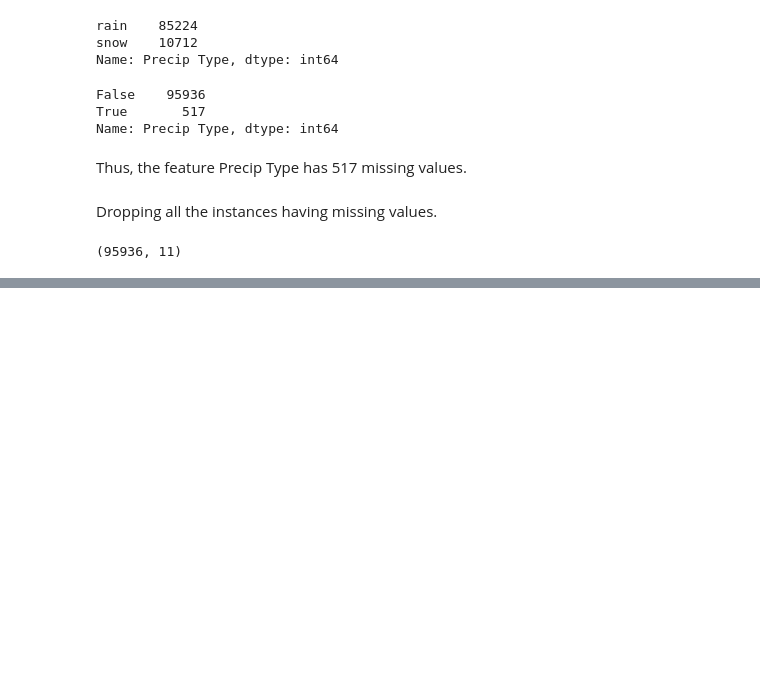
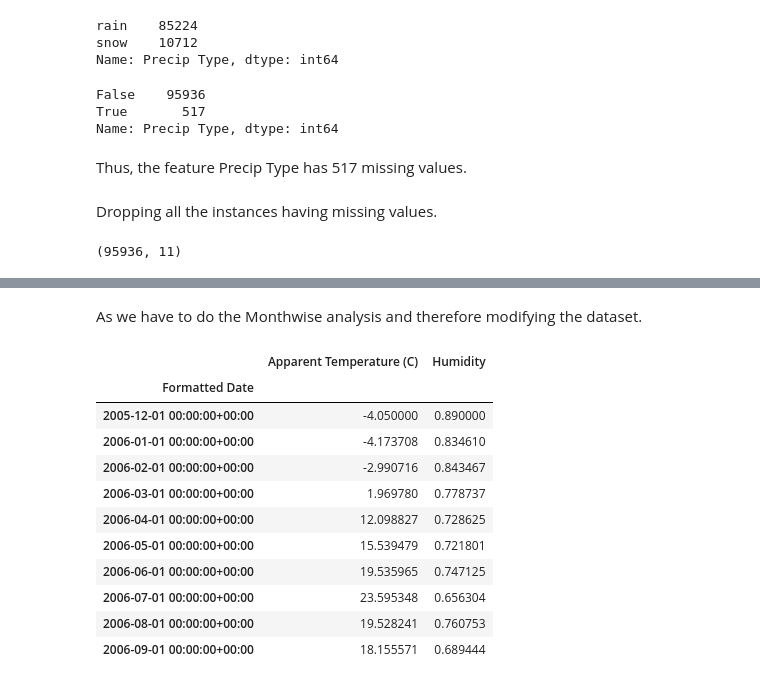
Before and after one commit to rishi-29-02/Performing-Analysis-of-Meteorological-Data, a Jupyter notebook: Weather_data.ipynb, the cells around one changed output, grey strips where cells are left out. Drawn from its saved outputs; the diff is of its cells as text; code cells hidden in the pictures; blank space fills up the shorter version.

```diff
--- a/Weather_data.ipynb
+++ b/Weather_data.ipynb
@@ -118,0 +147,18 @@ Name: Summary, dtype: int64
+# %% [markdown]
+As we have to do the Monthwise analysis and therefore modifying the dataset.
+# %%
+new_data = new_data.resample('MS').mean() # MS = Month Starting
+new_data.head(10)
+# %% [output]
+|  | Apparent Temperature (C) | Humidity |
+| Formatted Date |  |  |
+| 2005-12-01 00:00:00+00:00 | -4.050000 | 0.890000 |
+| 2006-01-01 00:00:00+00:00 | -4.173708 | 0.834610 |
+| 2006-02-01 00:00:00+00:00 | -2.990716 | 0.843467 |
+| 2006-03-01 00:00:00+00:00 | 1.969780 | 0.778737 |
+| 2006-04-01 00:00:00+00:00 | 12.098827 | 0.728625 |
+| 2006-05-01 00:00:00+00:00 | 15.539479 | 0.721801 |
+| 2006-06-01 00:00:00+00:00 | 19.535965 | 0.747125 |
+| 2006-07-01 00:00:00+00:00 | 23.595348 | 0.656304 |
+| 2006-08-01 00:00:00+00:00 | 19.528241 | 0.760753 |
+| 2006-09-01 00:00:00+00:00 | 18.155571 | 0.689444 |
```
Also changed, not shown: parts of 18 cells of this notebook.
